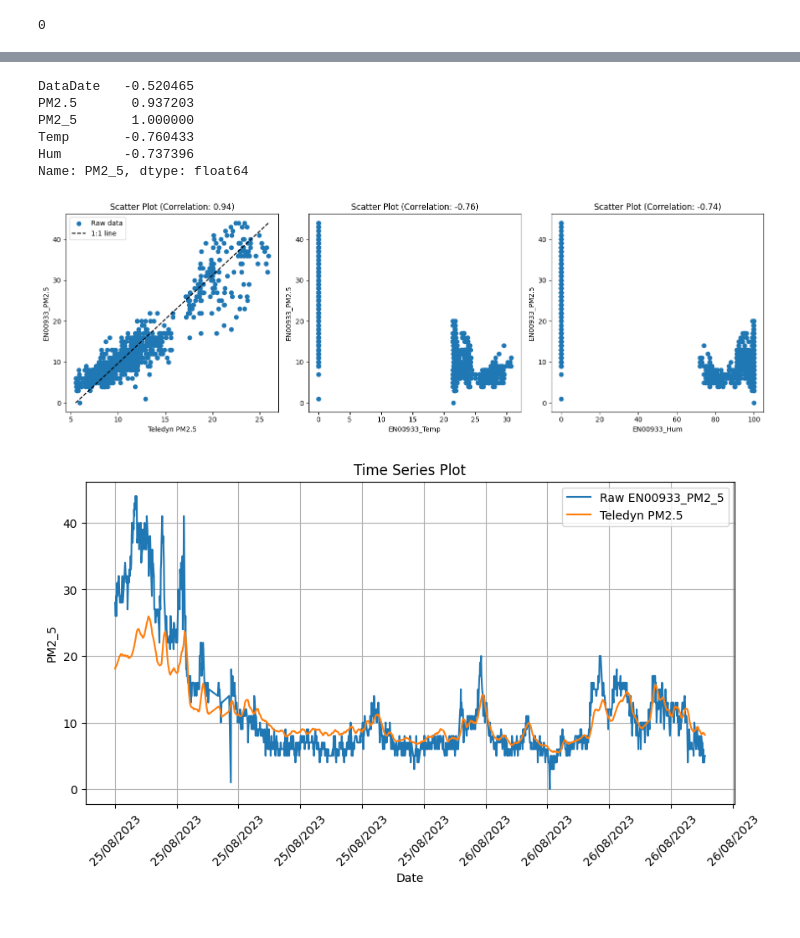
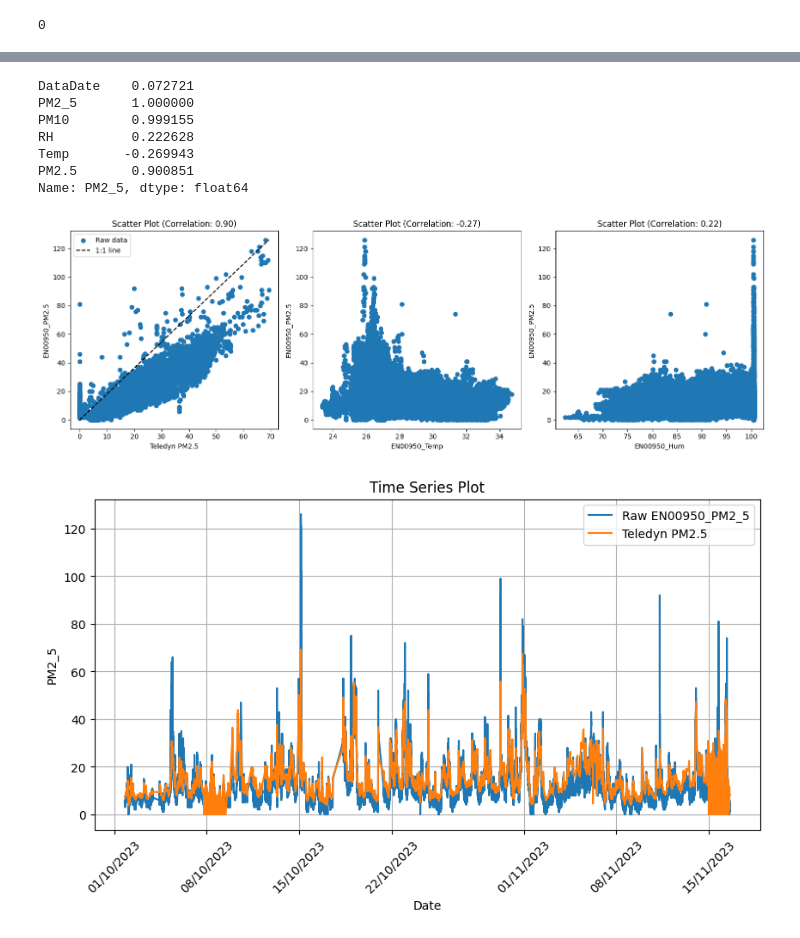
Before and after one commit to moadams847/Air_Sensor_ML_Calibration_Setup, a Jupyter notebook: notebook/Exploratory_Data_Analysis.ipynb, the cells around one changed output, grey strips where cells are left out. Cells and saved outputs as stored; diff of their text form; code cells hidden in the pictures.

```diff
--- a/notebook/Exploratory_Data_Analysis.ipynb
+++ b/notebook/Exploratory_Data_Analysis.ipynb
@@ -19,6 +19,6 @@ from sklearn.model_selection import train_test_split
 ## Data Checks
 # %%
 #load data
-merge_csv = pd.read_csv('data/merged_data.csv', parse_dates=['DataDate'])
-merge_csv.head()
+df = pd.read_csv('data/merge_raw_data_Teledyne/calibration_data_sets/merged_Teledyne_data_weather_data_ENE00950.csv', parse_dates=['DataDate'])
+df
 # %% [output]
@@ -142,19 +108,19 @@ calibration_df.head()
 # %%
-corr_matrix = calibration_df.corr()
+corr_matrix = df.corr()
 corr_matrix['PM2_5']
 # %% [output]
-DataDate   -0.520465
-PM2.5       0.937203
+DataDate    0.072721
 PM2_5       1.000000
-Temp       -0.760433
-Hum        -0.737396
+PM10        0.999155
+RH          0.222628
+Temp       -0.269943
+PM2.5       0.900851
 Name: PM2_5, dtype: float64
 # %%
 def correlation_scatter_plot_fxn(df, sensor_id):
     correlation_PM2_5 = df['PM2_5'].corr(df['PM2.5'])
     correlation_PM2_5_and_Temp = df['PM2_5'].corr(df['Temp'])
-    correlation_PM2_5_and_Hum = df['PM2_5'].corr(df['Hum'])
-    correlation_TEMP_and_Temp = df['PM2_5'].corr(df['Hum'])
+    correlation_PM2_5_and_Hum = df['PM2_5'].corr(df['RH'])
 
 
     # Create a figure with three subplots in one row and three columns
@@ -167,36 +133,36 @@ def correlation_scatter_plot_fxn(df, sensor_id):
     axes[0].set_xlabel('Teledyn PM2.5')
     axes[0].set_ylabel(f'{sensor_id}_PM2.5')
     axes[0].set_title(f'Scatter Plot (Correlation: {correlation_PM2_5:.2f})')
     axes[0].legend()
 
     # Plot the second scatter plot
     axes[1].scatter(df['Temp'], df['PM2_5'])
     axes[1].set_xlabel(f'{sensor_id}_Temp')
     axes[1].set_ylabel(f'{sensor_id}_PM2.5')
     axes[1].set_title(f'Scatter Plot (Correlation: {correlation_PM2_5_and_Temp:.2f})')
 
     # Plot the third scatter plot
-    axes[2].scatter(df['Hum'], df['PM2_5'])
+    axes[2].scatter(df['RH'], df['PM2_5'])
     axes[2].set_xlabel(f'{sensor_id}_Hum')
     axes[2].set_ylabel(f'{sensor_id}_PM2.5')
     axes[2].set_title(f'Scatter Plot (Correlation: {correlation_PM2_5_and_Hum:.2f})')
 
     # Adjust spacing between subplots
     plt.tight_layout()
 
     # Display the plots
     plt.show()
 
 
     #     plt.scatter(df['Temp'], df['TEMP'])
     #     plt.xlabel('Sensor Temp')
     #     plt.ylabel('Teledyne TEMP')
     #     plt.title(f'Scatter Plot (Correlation: {correlation_TEMP_and_Temp:.2f})')
     #     plt.show()
 
-correlation_scatter_plot_fxn(train_set, 'EN00933')
+correlation_scatter_plot_fxn(df, 'EN00950')
 # %% [output]
-[figure, old version]
+[figure, new version]
 # %%
 def plot_line_chart(df, sensor_id):
     plt.figure(figsize=(10, 5))
@@ -218,6 +184,6 @@ def plot_line_chart(df, sensor_id):
 
     # Display the plot
     plt.show()
-plot_line_chart(train_set, 'EN00933')
+plot_line_chart(df, 'EN00950')
 # %% [output]
-[figure, old version]
+[figure, new version]
```
Also changed, not shown: parts of 15 cells of this notebook, 25 other files.
